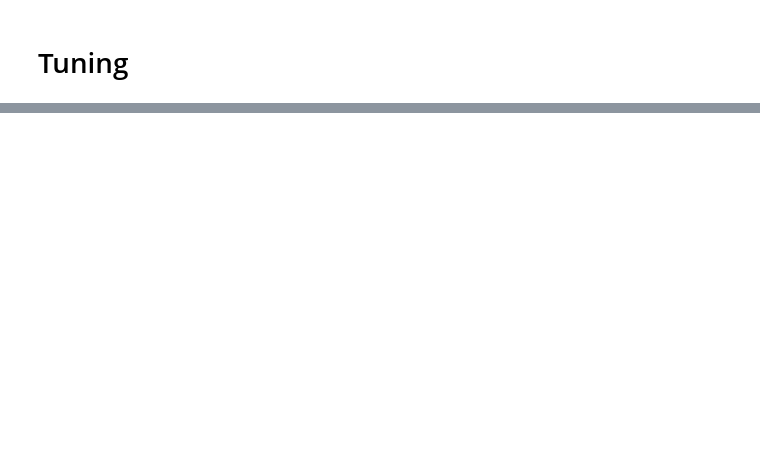
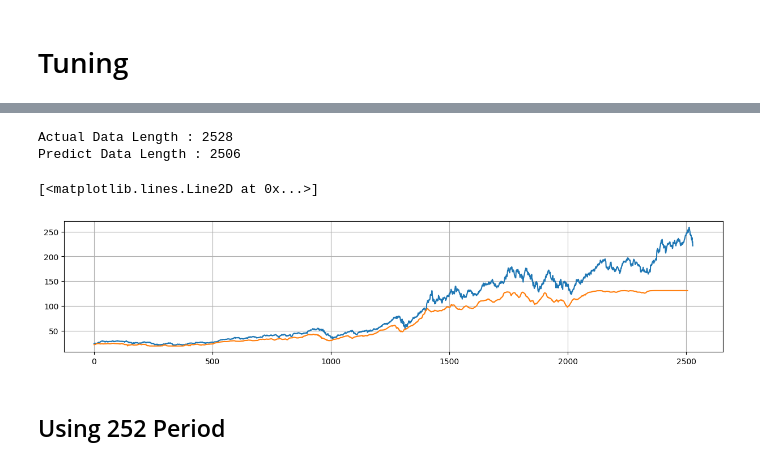
Before and after one commit to nismafaaa/clear-stocks-frontend, a Jupyter notebook: notebook/hybrid_model.ipynb, the cells around one changed output, grey strips where cells are left out. Saved outputs shown, nothing was run; the diff lists cells and outputs as text; code cells hidden in the pictures; blank space fills up the shorter version.

```diff
--- a/notebook/hybrid_model.ipynb
+++ b/notebook/hybrid_model.ipynb
@@ -207,0 +276,7 @@ Epoch 100/100
+# %%
+PERIOD = 21
+X_train, Y_train = create_dataset(data, PERIOD)
+# %%
+model = attention_model()
+model.compile(optimizer='adam', loss='mse', metrics=['mae'])
+model.fit(X_train, Y_train, epochs=100, batch_size=32, validation_split=0.2)
@@ -207,0 +307,2 @@ Epoch 100/100
+# %%
+y_pred = model.predict(X_train)
@@ -207,0 +311,16 @@ Epoch 100/100
+# %%
+print(f"Actual Data Length : {len(df_aapl['Close'])}")
+print(f"Predict Data Length : {len(y_pred)}")
+# %% [output]
+Actual Data Length : 2528
+Predict Data Length : 2506
+# %%
+plt.figure(figsize=(15,3))
+plt.plot(df_aapl['Close'])
+plt.grid(True)
+plt.plot(y_pred)
+# %% [output]
+[<matplotlib.lines.Line2D at 0x...>]
+[figure, added]
+# %% [markdown]
+## Using 252 Period
```
Also changed, not shown: parts of 26 cells of this notebook.
